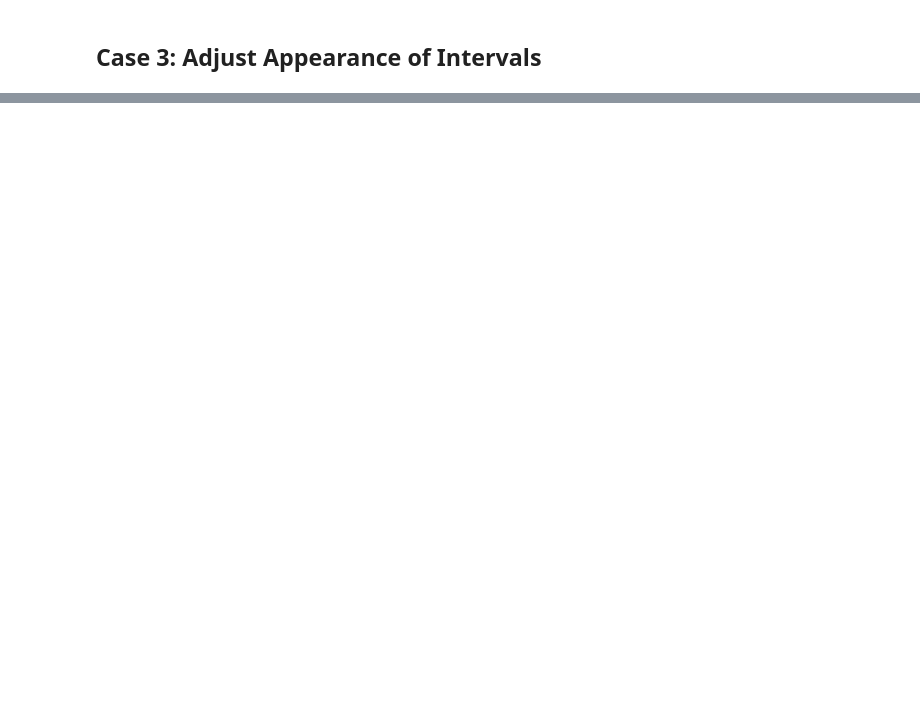
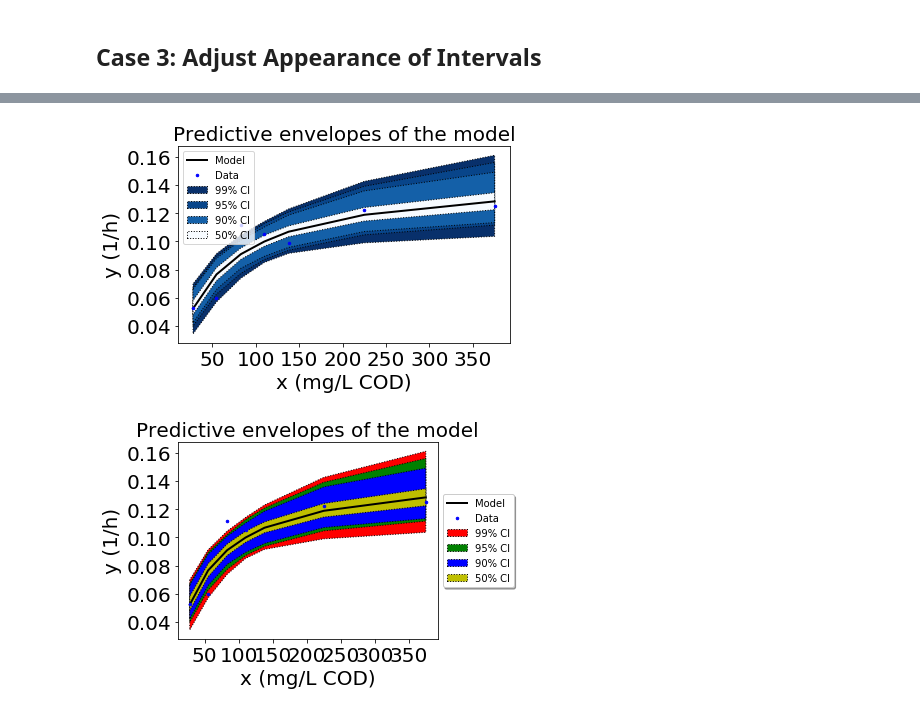
Before and after one commit to prmiles/pymcmcstat_examples, a Jupyter notebook: Advanced_Interval_Plotting.ipynb, the cells around one changed output, grey strips where cells are left out. Saved outputs shown, nothing was run; the diff lists cells and outputs as text; code cells hidden in the pictures; blank space fills up the shorter version.

```diff
--- a/Advanced_Interval_Plotting.ipynb
+++ b/Advanced_Interval_Plotting.ipynb
@@ -189,0 +214,23 @@ format_plot()
+# %%
+from matplotlib import cm
+ciset = dict(
+    limits=[50, 90, 95, 99],
+    cmap=cm.Blues)
+f, ax = plot_intervals(intervals, data.xdata[0], data.ydata[0], addprediction=False,
+              adddata=True, ciset=ciset)
+format_plot()
+f.tight_layout()
+
+ciset = dict(
+    limits=[50, 90, 95, 99],
+    cmap=cm.Blues,
+    colors=['r', 'g', 'b', 'y'])
+f, ax = plot_intervals(intervals, data.xdata[0], data.ydata[0], addprediction=False,
+              adddata=True, ciset=ciset)
+ax.legend(loc='center left', bbox_to_anchor=(1, 0.5),
+          fancybox=True, shadow=True, ncol=1)
+format_plot()
+f.tight_layout()
+# %% [output]
+[figure, added]
+[figure, added]
```
Also changed, not shown: parts of 8 cells of this notebook, 5 other files.
